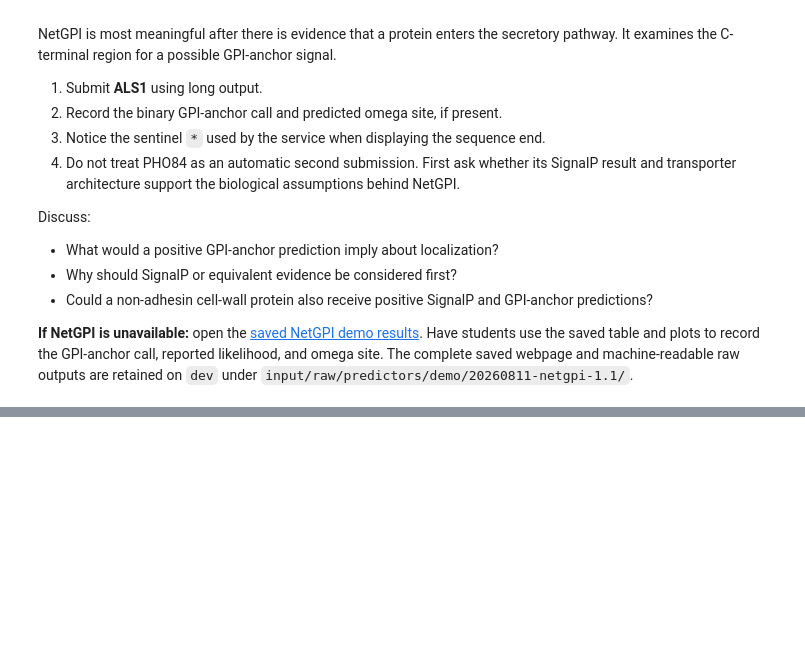
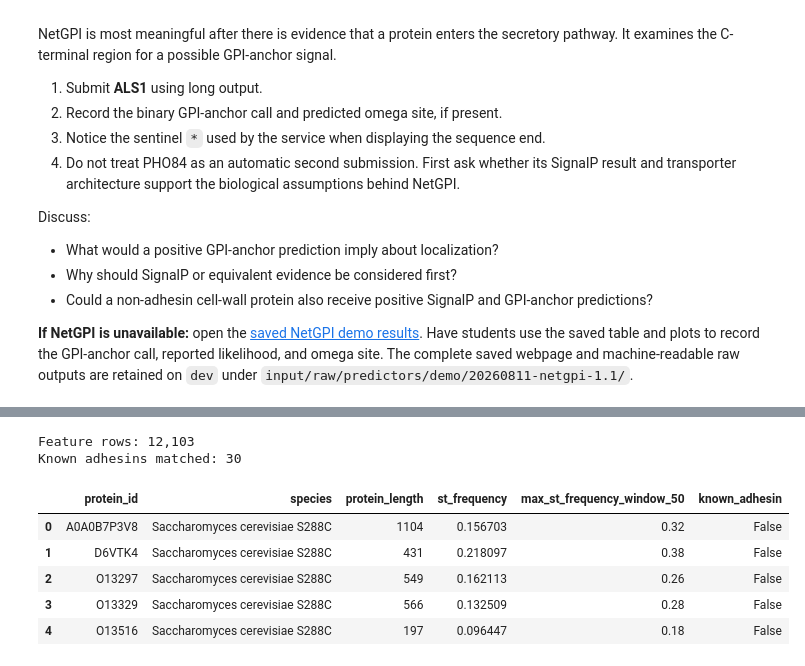
Before and after one commit to hezhaobin/2026-summer-coding-workshop, a Jupyter notebook: notebooks/morning/00_instructor_complete.ipynb, the cells around one changed output, grey strips where cells are left out. Drawn from its saved outputs; the diff is of its cells as text; code cells hidden in the pictures; blank space fills up the shorter version.

```diff
--- a/notebooks/morning/00_instructor_complete.ipynb
+++ b/notebooks/morning/00_instructor_complete.ipynb
@@ -445,0 +501,44 @@ Protein sequence can provide several biologically interpretable clues about traf
+# %%
+#@title Calculate S/T features for every protein { display-mode: "form" }
+if WINDOW_SIZE != 50:
+    raise ValueError("Set WINDOW_SIZE back to 50 before building the proteome table.")
+
+feature_rows = []
+for species, record in proteome_records:
+    sequence = str(record.seq).upper()
+    protein_id = record.id.split("|")[1]
+    window_frequencies = sliding_st_frequencies(sequence, WINDOW_SIZE)
+
+    feature_rows.append({
+        "protein_id": protein_id,
+        "species": species,
+        "protein_length": len(sequence),
+        "st_frequency": st_frequency(sequence),
+        "max_st_frequency_window_50": max(window_frequencies),
+    })
+
+proteome_features = pd.DataFrame(feature_rows)
+known_ids = set(known_adhesins["protein_id"])
+proteome_features["known_adhesin"] = proteome_features["protein_id"].isin(known_ids)
+
+if len(proteome_features) != 12103:
+    raise ValueError("Unexpected combined-proteome row count")
+if proteome_features["protein_id"].duplicated().any():
+    raise ValueError("Protein IDs should be unique across these two proteomes")
+if int(proteome_features["known_adhesin"].sum()) != 30:
+    raise ValueError("Not all 30 curated adhesins matched the combined proteomes")
+if proteome_features[["st_frequency", "max_st_frequency_window_50"]].isna().any().any():
+    raise ValueError("Unexpected missing feature value")
+
+print(f"Feature rows: {len(proteome_features):,}")
+print(f"Known adhesins matched: {int(proteome_features['known_adhesin'].sum())}")
+proteome_features.head()
+# %% [output]
+Feature rows: 12,103
+Known adhesins matched: 30
+|  | protein_id | species | protein_length | st_frequency | max_st_frequency_window_50 | known_adhesin |
+| 0 | A0A0B7P3V8 | Saccharomyces cerevisiae S288C | 1104 | 0.156703 | 0.32 | False |
+| 1 | D6VTK4 | Saccharomyces cerevisiae S288C | 431 | 0.218097 | 0.38 | False |
+| 2 | O13297 | Saccharomyces cerevisiae S288C | 549 | 0.162113 | 0.26 | False |
+| 3 | O13329 | Saccharomyces cerevisiae S288C | 566 | 0.132509 | 0.28 | False |
+| 4 | O13516 | Saccharomyces cerevisiae S288C | 197 | 0.096447 | 0.18 | False |
```
Also changed, not shown: parts of 42 cells of this notebook, 10 other files.
